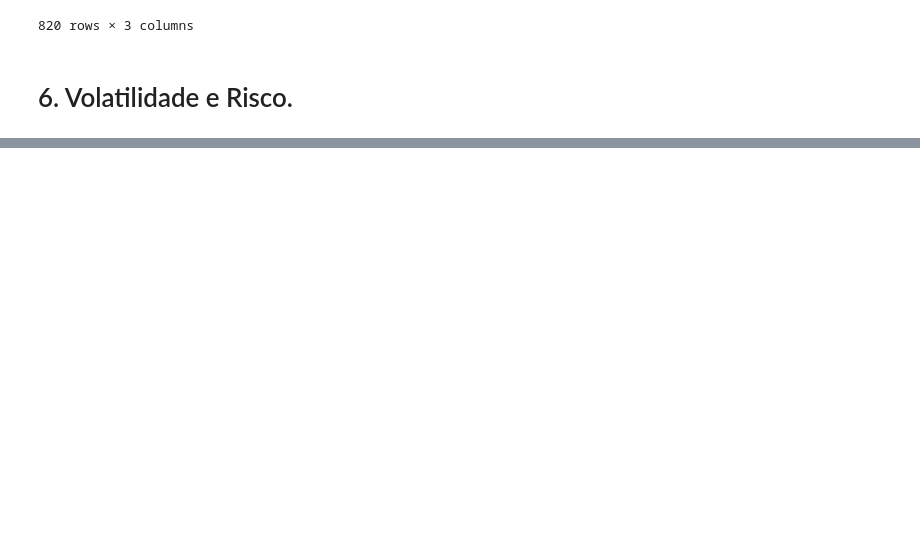
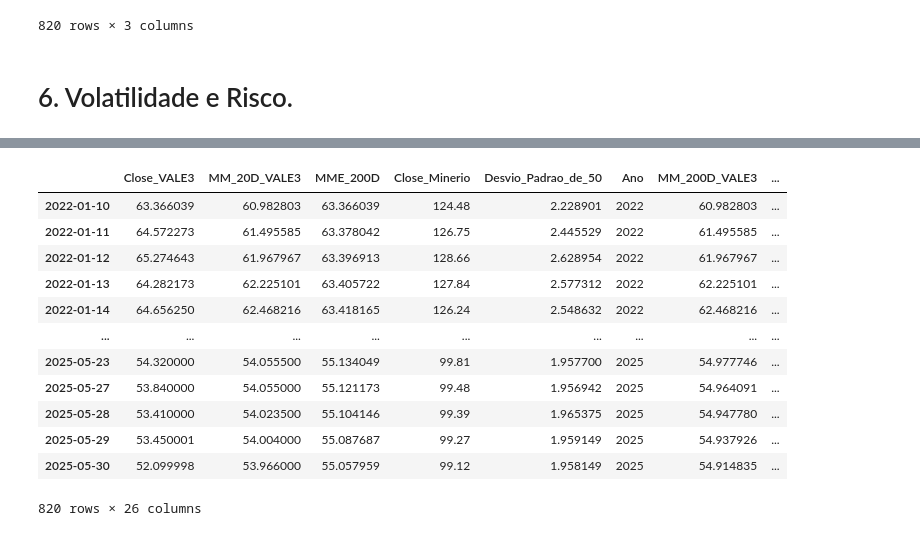
Before and after one commit to DanielCFigueira/Projeto_Predicao_VALE3, a Jupyter notebook: Analise_E_Previsão_das_Acoes_VALE3.ipynb, the cells around one changed output, grey strips where cells are left out. Cells and saved outputs as stored; diff of their text form; code cells hidden in the pictures; blank space fills up the shorter version.

```diff
--- a/Analise_E_Previsão_das_Acoes_VALE3.ipynb
+++ b/Analise_E_Previsão_das_Acoes_VALE3.ipynb
@@ -276,3 +277,16 @@ df[['Banda_Media', 'Banda_Superior', 'Banda_Inferior']]
 820 rows × 3 columns
 # %% [markdown]
 # 6. Volatilidade e Risco.
+# %%
+# Retorno logarítmico diário:
+df['LogRet'] = np.log(df['Close_VALE3'] / df['Close_VALE3'].shift(1))
+
+# Volatilidade histórica em janelas móveis:
+window = 30
+df[f'Volatilidade_{window}'] = df['LogRet'].rolling(window=window, min_periods=1).std() * np.sqrt(252)
+
+# Tratando valores NaN:
+df['Volatilidade_30'].fillna(0, inplace=True)
+df['LogRet'].fillna(0, inplace=True)
+
+df[['LogRet','Volatilidade_30']]
@@ -278,0 +345,2 @@ df[['Banda_Media', 'Banda_Superior', 'Banda_Inferior']]
+# %%
+df['Ratio_VALE3_Minerio'] = df['Close_VALE3'] / df['Close_Minerio']
@@ -278,0 +349,2 @@ df[['Banda_Media', 'Banda_Superior', 'Banda_Inferior']]
+# %%
+df['Diff_VALE3_Minerio'] = df['Close_VALE3'] - df['Close_Minerio']
@@ -278,0 +353,2 @@ df[['Banda_Media', 'Banda_Superior', 'Banda_Inferior']]
+# %%
+df['Diff_Retorno_VALE3_Minerio'] = df['Variação_VALE3'] - df['Variação_Minerio']
@@ -278,0 +365,58 @@ df[['Banda_Media', 'Banda_Superior', 'Banda_Inferior']]
+# %%
+# Primeiro criamos uma variável-alvo, nesse caso vamos pegar o preço do fechamento do dia seguinte:
+df['Target_Close_D+1'] = df['Close_VALE3'].shift(-1)
+df['Target_Close_D+1'].fillna(0, inplace=True)
+
+# Agora vamos calcular a correlação de todas as colunas númericas com essa target:
+correlacoes = df.corr(numeric_only=True)['Target_Close_D+1'].sort_values(ascending=False)
+
+# Seleciona só variáveis numéricas:
+X_numerico = df.select_dtypes(include=[np.number]).drop(columns=['Target_Close_D+1'])
+
+# Aplica filtro de variância com um limiar suave:
+selector = VarianceThreshold(threshold=1e-5)
+selector.fit(X_numerico)
+x_filtrado_var = X_numerico.loc[:, selector.get_support()]
+
+# Matriz de correlação:
+corr_matriz = x_filtrado_var.corr().abs()
+
+# Triângulo superior:
+upper = corr_matriz.where(np.triu(np.ones(corr_matriz.shape), k=1).astype(bool))
+
+# Identifica colunas muito correlacionadas (threshold de 0.95 para maior tolerância:
+colunas_a_remover = [col for col in upper.columns if any(upper[col] > 0.95)]
+
+# Remove do conjunto:
+x_filtrado_corr = x_filtrado_var.drop(columns=colunas_a_remover)
+
+# Junta com a target temporariamente
+x_filtrado_corr['Target_Close_D+1'] = df['Target_Close_D+1']
+
+# Calcula a correlação com a variável alvo
+correlacoes = x_filtrado_corr.corr()['Target_Close_D+1'].abs().sort_values(ascending=False)
+
+# Seleciona top 25 variáveis mais correlacionadas com o target
+top_features = correlacoes.drop('Target_Close_D+1').head(25).index.to_list()
+
+# Conjunto final
+df_final = df[top_features + ['Target_Close_D+1']]
+
+# Tratando um valor ausente:
+df_final.fillna(0, inplace=True)
+
+df_final
+# %% [output]
+|  | Close_VALE3 | MM_20D_VALE3 | MME_200D | Close_Minerio | Desvio_Padrao_de_50 | Ano | MM_200D_VALE3 | ... |
+| 2022-01-10 | 63.366039 | 60.982803 | 63.366039 | 124.48 | 2.228901 | 2022 | 60.982803 | ... |
+| 2022-01-11 | 64.572273 | 61.495585 | 63.378042 | 126.75 | 2.445529 | 2022 | 61.495585 | ... |
+| 2022-01-12 | 65.274643 | 61.967967 | 63.396913 | 128.66 | 2.628954 | 2022 | 61.967967 | ... |
+| 2022-01-13 | 64.282173 | 62.225101 | 63.405722 | 127.84 | 2.577312 | 2022 | 62.225101 | ... |
+| 2022-01-14 | 64.656250 | 62.468216 | 63.418165 | 126.24 | 2.548632 | 2022 | 62.468216 | ... |
+| ... | ... | ... | ... | ... | ... | ... | ... | ... |
+| 2025-05-23 | 54.320000 | 54.055500 | 55.134049 | 99.81 | 1.957700 | 2025 | 54.977746 | ... |
+| 2025-05-27 | 53.840000 | 54.055000 | 55.121173 | 99.48 | 1.956942 | 2025 | 54.964091 | ... |
+| 2025-05-28 | 53.410000 | 54.023500 | 55.104146 | 99.39 | 1.965375 | 2025 | 54.947780 | ... |
+| 2025-05-29 | 53.450001 | 54.004000 | 55.087687 | 99.27 | 1.959149 | 2025 | 54.937926 | ... |
+| 2025-05-30 | 52.099998 | 53.966000 | 55.057959 | 99.12 | 1.958149 | 2025 | 54.914835 | ... |
+820 rows × 26 columns
```
Also changed, not shown: parts of 14 cells of this notebook, 1 other file.
